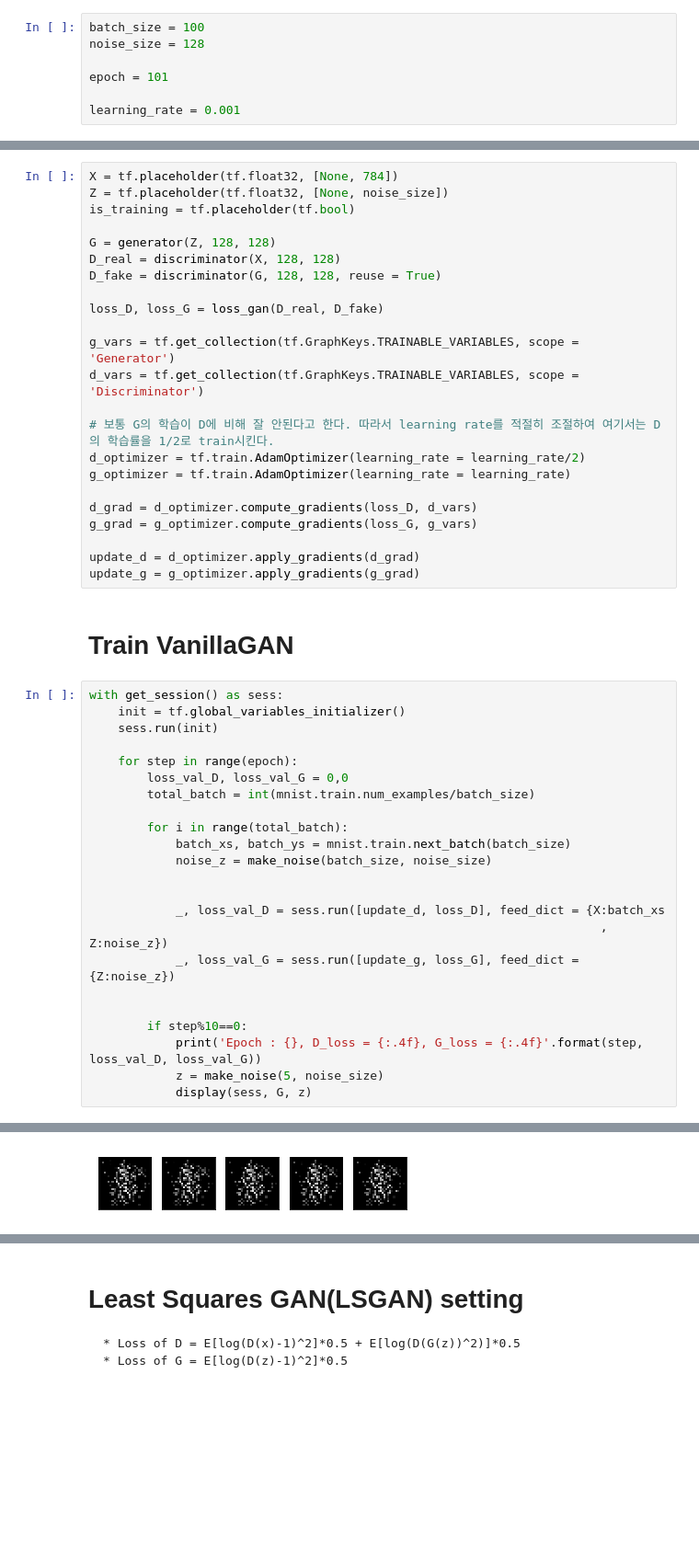
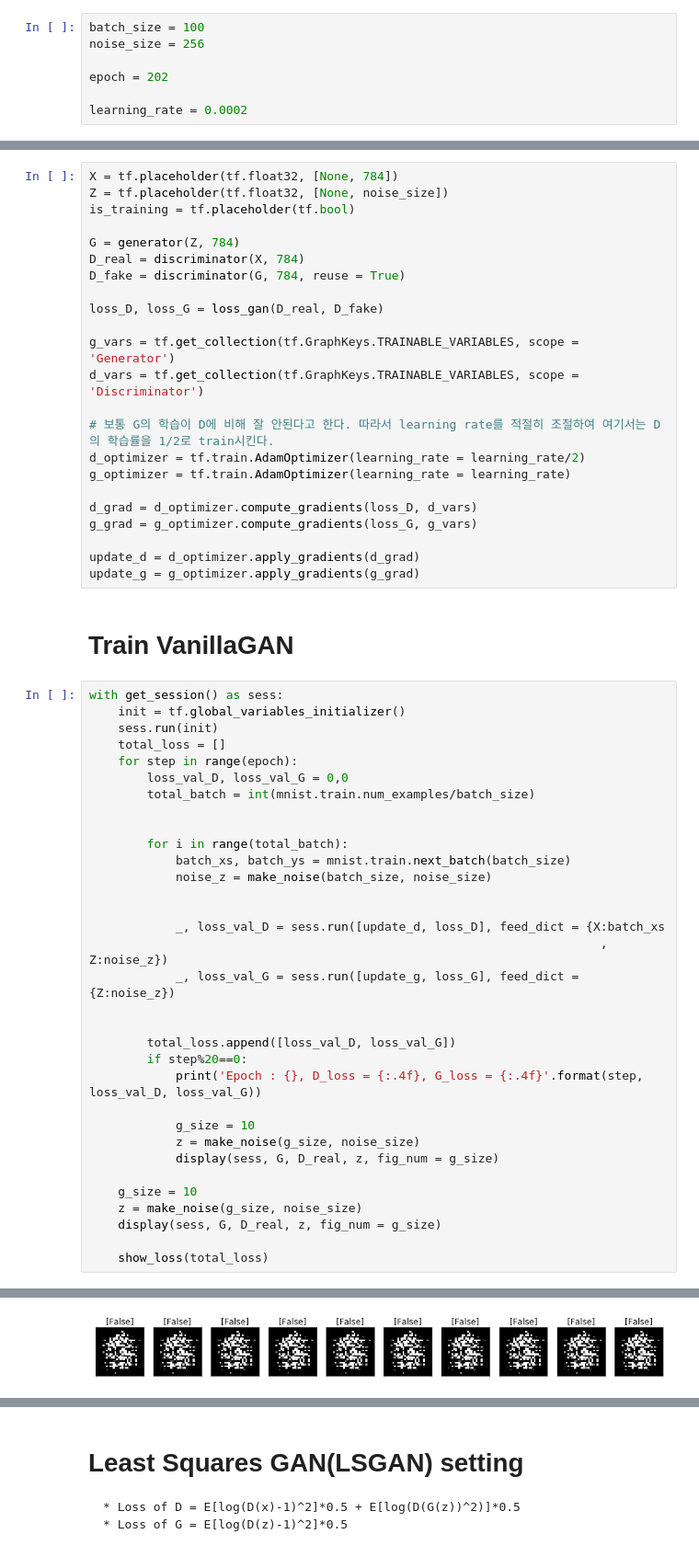
Before and after one commit to IzPerfect/GAN-Tensorflow, a Jupyter notebook: LSGAN.ipynb, the cells around one changed output, grey strips where cells are left out. Shown: that part at 92% size. Cells and saved outputs as stored; diff of their text form; blank space fills up the shorter version.

```diff
--- a/LSGAN.ipynb
+++ b/LSGAN.ipynb
@@ -151,11 +156,11 @@ def display(sess, G, noise,fig_num=5):
 # Hyperparameter Settings
 # %%
 batch_size = 100
-noise_size = 128
+noise_size = 256
 
-epoch = 101
+epoch = 202
 
-learning_rate = 0.001
+learning_rate = 0.0002
 # %% [markdown]
 # VanillaGAN setting
     * Loss of D = E[log(D(x))] + E[log(1-D(G(z)))]
@@ -165,9 +170,9 @@ X = tf.placeholder(tf.float32, [None, 784])
 Z = tf.placeholder(tf.float32, [None, noise_size])
 is_training = tf.placeholder(tf.bool)
 
-G = generator(Z, 128, 128)
-D_real = discriminator(X, 128, 128)
-D_fake = discriminator(G, 128, 128, reuse = True)
+G = generator(Z, 784)
+D_real = discriminator(X, 784)
+D_fake = discriminator(G, 784, reuse = True)
 
 loss_D, loss_G = loss_gan(D_real, D_fake)
 
@@ -189,10 +194,11 @@ update_g = g_optimizer.apply_gradients(g_grad)
 with get_session() as sess:
     init = tf.global_variables_initializer()
     sess.run(init)
-
+    total_loss = []
     for step in range(epoch):
         loss_val_D, loss_val_G = 0,0
         total_batch = int(mnist.train.num_examples/batch_size)
+
 
         for i in range(total_batch):
             batch_xs, batch_ys = mnist.train.next_batch(batch_size)
@@ -204,8 +210,17 @@ with get_session() as sess:
             _, loss_val_G = sess.run([update_g, loss_G], feed_dict = {Z:noise_z})
 
 
-        if step%10==0:
+        total_loss.append([loss_val_D, loss_val_G])
+        if step%20==0:
             print('Epoch : {}, D_loss = {:.4f}, G_loss = {:.4f}'.format(step, loss_val_D, loss_val_G))
-            z = make_noise(5, noise_size)
-            display(sess, G, z)
+
+            g_size = 10
+            z = make_noise(g_size, noise_size)
+            display(sess, G, D_real, z, fig_num = g_size)
+
+    g_size = 10
+    z = make_noise(g_size, noise_size)
+    display(sess, G, D_real, z, fig_num = g_size)
+
+    show_loss(total_loss)
 # %% [output]
@@ -213 +228 @@ Epoch : 0, D_loss = 0.0806, G_loss = 5.3763
-[figure, old version]
+[figure, new version]
```
Also changed, not shown: parts of 9 cells of this notebook.
